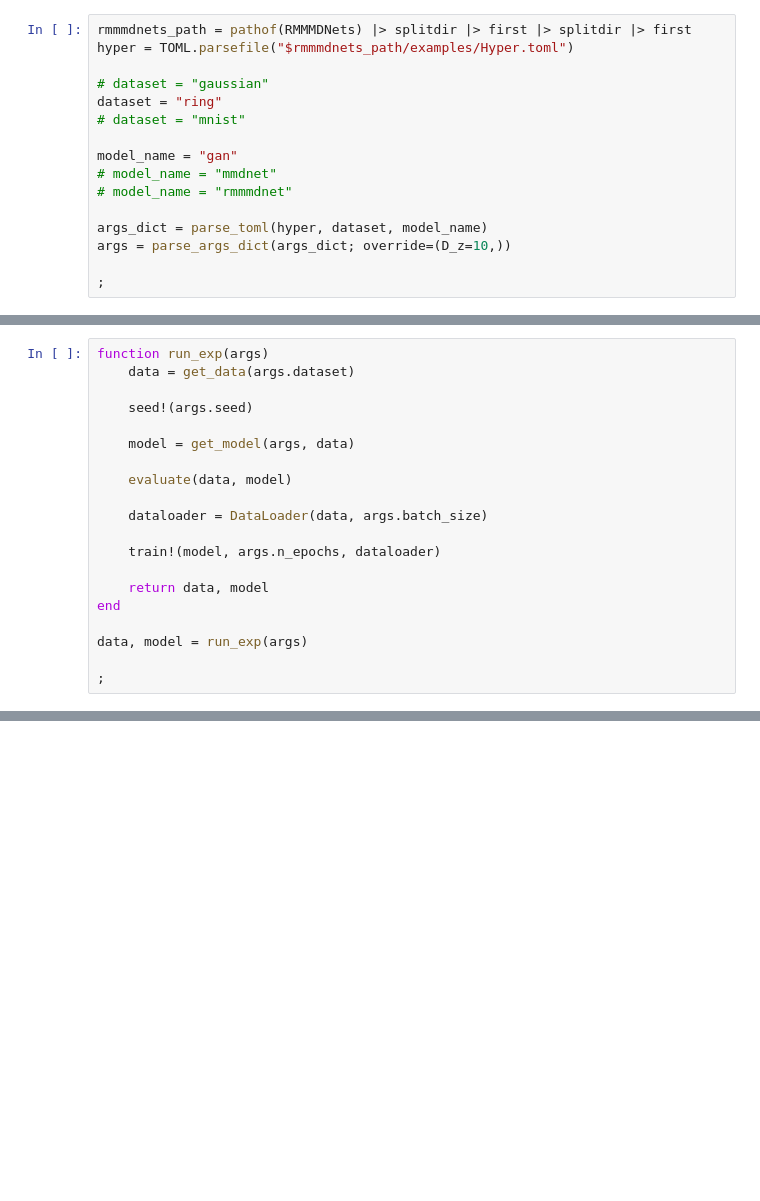
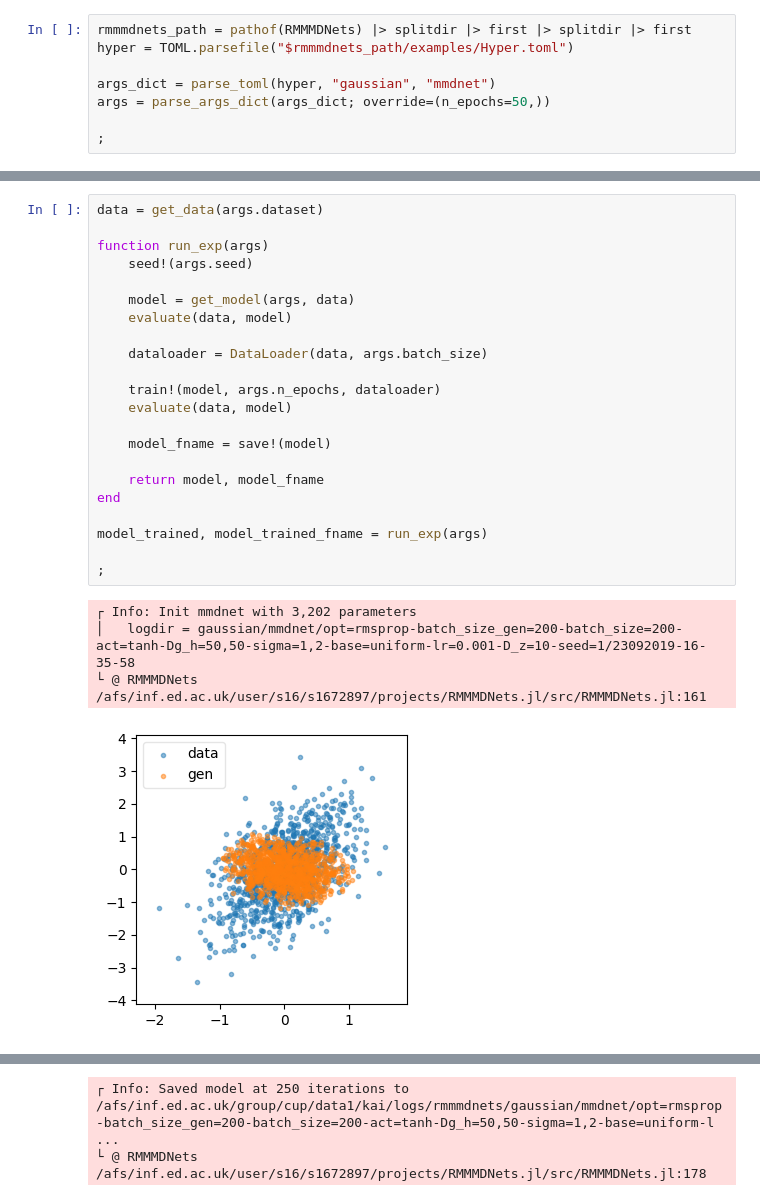
Before and after one commit to xukai92/GRAM.jl, a Jupyter notebook: examples/demo.ipynb, the cells around one changed output, grey strips where cells are left out. Drawn from its saved outputs; the diff is of its cells as text; blank space fills up the shorter version.

Commit message:
impl save and load

```diff
--- a/examples/demo.ipynb
+++ b/examples/demo.ipynb
@@ -11,16 +15,8 @@ using RMMMDNets
 rmmmdnets_path = pathof(RMMMDNets) |> splitdir |> first |> splitdir |> first
 hyper = TOML.parsefile("$rmmmdnets_path/examples/Hyper.toml")
 
-# dataset = "gaussian"
-dataset = "ring"
-# dataset = "mnist"
-
-model_name = "gan"
-# model_name = "mmdnet"
-# model_name = "rmmmdnet"
-
-args_dict = parse_toml(hyper, dataset, model_name)
-args = parse_args_dict(args_dict; override=(D_z=10,))
+args_dict = parse_toml(hyper, "gaussian", "mmdnet")
+args = parse_args_dict(args_dict; override=(n_epochs=50,))
 
 ;
 # %% [output]
@@ -44,20 +39,27 @@ args = parse_args_dict(args_dict; override=(D_z=10,))
 # %%
+data = get_data(args.dataset)
+
 function run_exp(args)
-    data = get_data(args.dataset)
-
     seed!(args.seed)
 
     model = get_model(args, data)
-
     evaluate(data, model)
 
     dataloader = DataLoader(data, args.batch_size)
 
     train!(model, args.n_epochs, dataloader)
+    evaluate(data, model)
 
-    return data, model
+    model_fname = save!(model)
+
+    return model, model_fname
 end
 
-data, model = run_exp(args)
+model_trained, model_trained_fname = run_exp(args)
 
 ;
+# %% [output]
+┌ Info: Init mmdnet with 3,202 parameters
+│   logdir = gaussian/mmdnet/opt=rmsprop-batch_size_gen=200-batch_size=200-act=tanh-Dg_h=50,50-sigma=1,2-base=uniform-lr=0.001-D_z=10-seed=1/23092019-16-35-58
+└ @ RMMMDNets /afs/inf.ed.ac.uk/user/s16/s1672897/projects/RMMMDNets.jl/src/RMMMDNets.jl:161
+[figure, added]
@@ -63,0 +67,2 @@ data, model = run_exp(args)
+┌ Info: Saved model at 250 iterations to /afs/inf.ed.ac.uk/group/cup/data1/kai/logs/rmmmdnets/gaussian/mmdnet/opt=rmsprop-batch_size_gen=200-batch_size=200-act=tanh-Dg_h=50,50-sigma=1,2-base=uniform-l ...
+└ @ RMMMDNets /afs/inf.ed.ac.uk/user/s16/s1672897/projects/RMMMDNets.jl/src/RMMMDNets.jl:178
```
Also changed, not shown: parts of 5 cells of this notebook, 5 other files.
